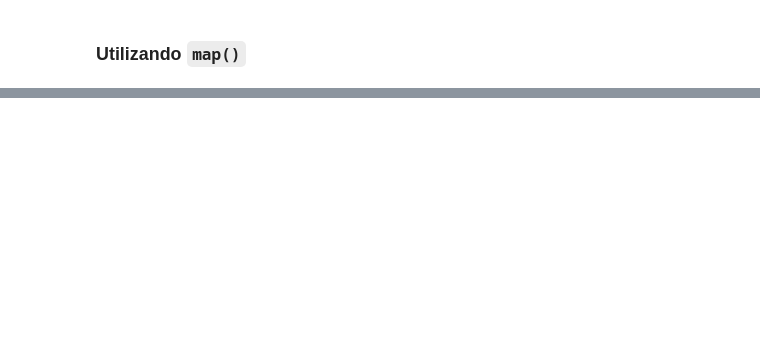
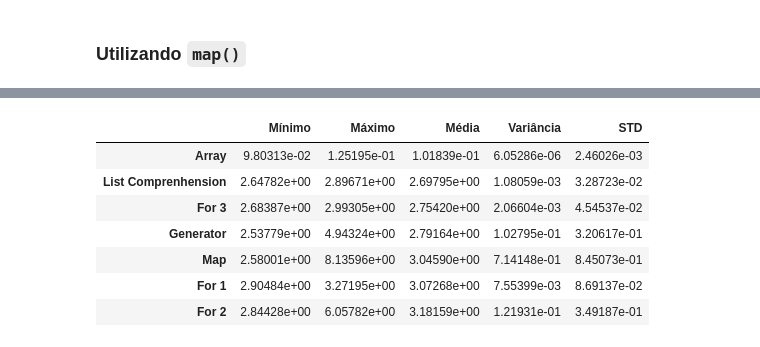
Before and after one commit to FernanMartinez/Curso_Python_Basico, a Jupyter notebook: Aula_comparacao_performatica.ipynb, the cells around one changed output, grey strips where cells are left out. Cells and saved outputs as stored; diff of their text form; code cells hidden in the pictures; blank space fills up the shorter version.

Commit message:
Aula com dados de julia

```diff
--- a/Aula_comparacao_performatica.ipynb
+++ b/Aula_comparacao_performatica.ipynb
@@ -474,0 +446,39 @@ SyntaxError: invalid syntax (<ipython-input-4-bb4cb2ce6492>, line 1)
+# %%
+"""
+Graficando os dados e mostrando as estatísticas dos códigos comparados
+"""
+import matplotlib.pyplot as plt
+import numpy as np
+import pandas as pd
+%matplotlib notebook
+pd.options.display.float_format = '{:.5e}'.format
+colunas = "Mínimo Máximo Média Variância STD".split(" ")
+filas = "For 1,For 2,For 3,Map,List Comprenhension,Generator,Array".split(",")
+filas_df = list(nome for nome in filas for _ in range(250))
+
+resultados = np.array([np.loadtxt("Dados_exemplo2/Dados_exemplo2_for1_repeat=250_number=5.csv"),
+                       np.loadtxt("Dados_exemplo2/Dados_exemplo2_for2_repeat=250_number=5.csv"),
+                       np.loadtxt("Dados_exemplo2/Dados_exemplo2_for3_repeat=250_number=5.csv"),
+                       np.loadtxt("Dados_exemplo2/Dados_exemplo2_map_repeat=250_number=5.csv"),
+                       np.loadtxt("Dados_exemplo2/Dados_exemplo2_lc_repeat=250_number=5.csv"),
+                       np.loadtxt("Dados_exemplo2/Dados_exemplo2_gen_repeat=250_number=5.csv"),
+                       np.loadtxt("Dados_exemplo2/Dados_exemplo2_np_repeat=250_number=5.csv")]).T
+comparacao = np.c_[np.amin(resultados, axis=0),
+                   np.amax(resultados, axis=0),
+                   np.mean(resultados, axis=0),
+                   np.var(resultados, axis=0),
+                   np.std(resultados, axis=0)]
+comparacao_df = pd.DataFrame(data=comparacao,
+                             index=filas,
+                             columns=colunas)
+boxplot_python = plt.boxplot(resultados,
+                             labels=filas,
+                             patch_artist=True,
+                             boxprops=dict(facecolor="C0"),
+                             showfliers=True)
+plt.ylabel("Tempo [s]")
+plt.grid(True);
+
+comparacao_jl_df.sort_values(by=["Média"])
+comparacao_df.sort_values(by=["Média"])
+# %% [output]
@@ -474,0 +487,8 @@ SyntaxError: invalid syntax (<ipython-input-4-bb4cb2ce6492>, line 1)
+|  | Mínimo | Máximo | Média | Variância | STD |
+| Array | 9.80313e-02 | 1.25195e-01 | 1.01839e-01 | 6.05286e-06 | 2.46026e-03 |
+| List Comprenhension | 2.64782e+00 | 2.89671e+00 | 2.69795e+00 | 1.08059e-03 | 3.28723e-02 |
+| For 3 | 2.68387e+00 | 2.99305e+00 | 2.75420e+00 | 2.06604e-03 | 4.54537e-02 |
+| Generator | 2.53779e+00 | 4.94324e+00 | 2.79164e+00 | 1.02795e-01 | 3.20617e-01 |
+| Map | 2.58001e+00 | 8.13596e+00 | 3.04590e+00 | 7.14148e-01 | 8.45073e-01 |
+| For 1 | 2.90484e+00 | 3.27195e+00 | 3.07268e+00 | 7.55399e-03 | 8.69137e-02 |
+| For 2 | 2.84428e+00 | 6.05782e+00 | 3.18159e+00 | 1.21931e-01 | 3.49187e-01 |
```
Also changed, not shown: parts of 8 cells of this notebook.
